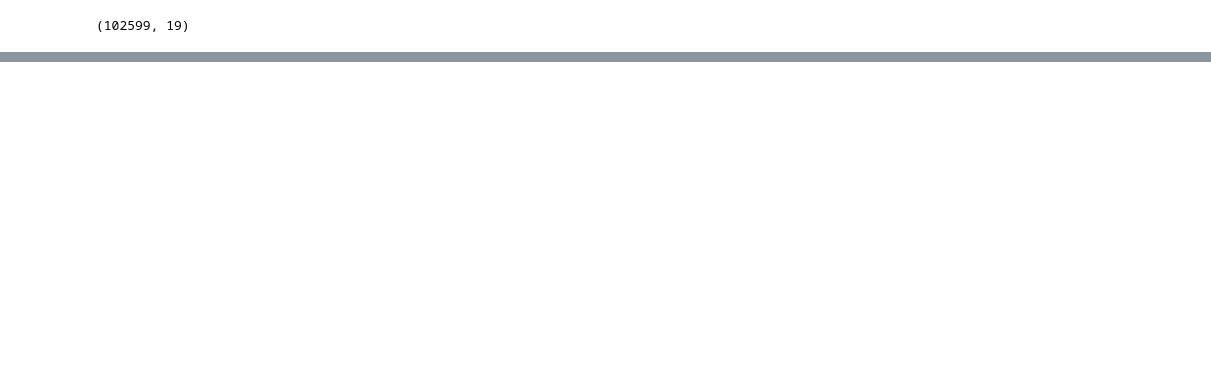
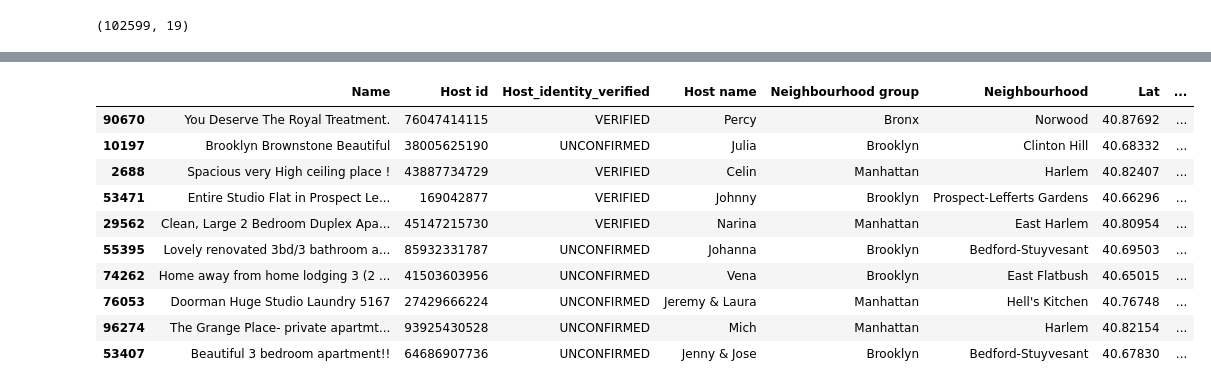
Before and after one commit to RameshChettiar0806/Data-Cleaning-using-Python, a Jupyter notebook: AirBNB Dataset/data cleaning and preprocessing/airbnb_cleaning.ipynb, the cells around one changed output, grey strips where cells are left out. Saved outputs shown, nothing was run; the diff lists cells and outputs as text; code cells hidden in the pictures; blank space fills up the shorter version.

```diff
--- a/AirBNB Dataset/data cleaning and preprocessing/airbnb_cleaning.ipynb
+++ b/AirBNB Dataset/data cleaning and preprocessing/airbnb_cleaning.ipynb
@@ -221,0 +280,16 @@ data.to_csv("Cleaned_Dataset.csv")
+# %%
+# Removing Dollar Symbols
+data["Service fee"] = data["Service fee"].str.replace("$","")
+data.sample(10)
+# %% [output]
+|  | Name | Host id | Host_identity_verified | Host name | Neighbourhood group | Neighbourhood | Lat | ... |
+| 90670 | You Deserve The Royal Treatment. | 76047414115 | VERIFIED | Percy | Bronx | Norwood | 40.87692 | ... |
+| 10197 | Brooklyn Brownstone Beautiful | 38005625190 | UNCONFIRMED | Julia | Brooklyn | Clinton Hill | 40.68332 | ... |
+| 2688 | Spacious very High ceiling place ! | 43887734729 | VERIFIED | Celin | Manhattan | Harlem | 40.82407 | ... |
+| 53471 | Entire Studio Flat in Prospect Le... | 169042877 | VERIFIED | Johnny | Brooklyn | Prospect-Lefferts Gardens | 40.66296 | ... |
+| 29562 | Clean, Large 2 Bedroom Duplex Apa... | 45147215730 | VERIFIED | Narina | Manhattan | East Harlem | 40.80954 | ... |
+| 55395 | Lovely renovated 3bd/3 bathroom a... | 85932331787 | UNCONFIRMED | Johanna | Brooklyn | Bedford-Stuyvesant | 40.69503 | ... |
+| 74262 | Home away from home lodging 3 (2 ... | 41503603956 | UNCONFIRMED | Vena | Brooklyn | East Flatbush | 40.65015 | ... |
+| 76053 | Doorman Huge Studio Laundry 5167 | 27429666224 | UNCONFIRMED | Jeremy & Laura | Manhattan | Hell's Kitchen | 40.76748 | ... |
+| 96274 | The Grange Place- private apartmt... | 93925430528 | UNCONFIRMED | Mich | Manhattan | Harlem | 40.82154 | ... |
+| 53407 | Beautiful 3 bedroom apartment!! | 64686907736 | UNCONFIRMED | Jenny & Jose | Brooklyn | Bedford-Stuyvesant | 40.67830 | ... |
```
Also changed, not shown: parts of 37 cells of this notebook.
